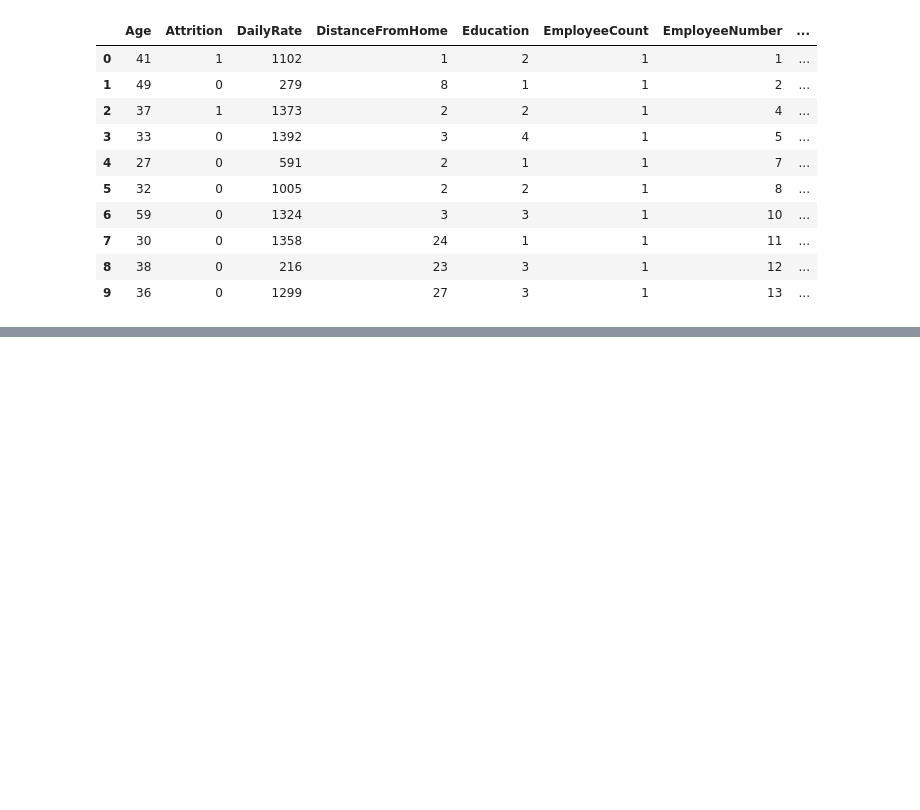
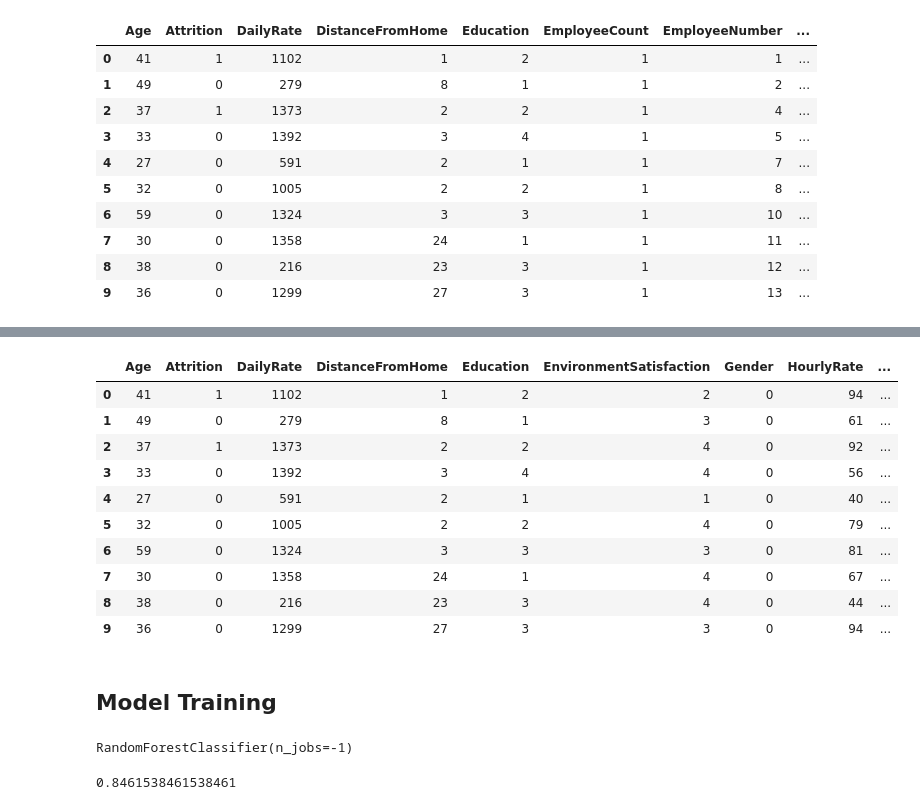
Before and after one commit to okanolgun/Predicting-Employee-Attrition, a Jupyter notebook: Untitled.ipynb, the cells around one changed output, grey strips where cells are left out. Drawn from its saved outputs; the diff is of its cells as text; code cells hidden in the pictures; blank space fills up the shorter version.

```diff
--- a/Untitled.ipynb
+++ b/Untitled.ipynb
@@ -125,0 +152,33 @@ df = df.map(lambda x: 1 if x is True else 0 if x is False else x)
+# %%
+df.head(10)
+# %% [output]
+|  | Age | Attrition | DailyRate | DistanceFromHome | Education | EnvironmentSatisfaction | Gender | HourlyRate | ... |
+| 0 | 41 | 1 | 1102 | 1 | 2 | 2 | 0 | 94 | ... |
+| 1 | 49 | 0 | 279 | 8 | 1 | 3 | 0 | 61 | ... |
+| 2 | 37 | 1 | 1373 | 2 | 2 | 4 | 0 | 92 | ... |
+| 3 | 33 | 0 | 1392 | 3 | 4 | 4 | 0 | 56 | ... |
+| 4 | 27 | 0 | 591 | 2 | 1 | 1 | 0 | 40 | ... |
+| 5 | 32 | 0 | 1005 | 2 | 2 | 4 | 0 | 79 | ... |
+| 6 | 59 | 0 | 1324 | 3 | 3 | 3 | 0 | 81 | ... |
+| 7 | 30 | 0 | 1358 | 24 | 1 | 4 | 0 | 67 | ... |
+| 8 | 38 | 0 | 216 | 23 | 3 | 4 | 0 | 44 | ... |
+| 9 | 36 | 0 | 1299 | 27 | 3 | 3 | 0 | 94 | ... |
+# %% [markdown]
+## Model Training
+# %%
+from sklearn.ensemble import RandomForestClassifier
+from sklearn.model_selection import train_test_split
+
+X, y = df.drop('Attrition', axis=1), df['Attrition']
+
+X_train, X_test, y_train, y_test = train_test_split(X, y, test_size=0.15)
+
+model = RandomForestClassifier(n_jobs=-1)
+
+model.fit(X_train, y_train)
+# %% [output]
+RandomForestClassifier(n_jobs=-1)
+# %%
+model.score(X_test, y_test)
+# %% [output]
+0.8461538461538461
```
Also changed, not shown: parts of 12 cells of this notebook.
